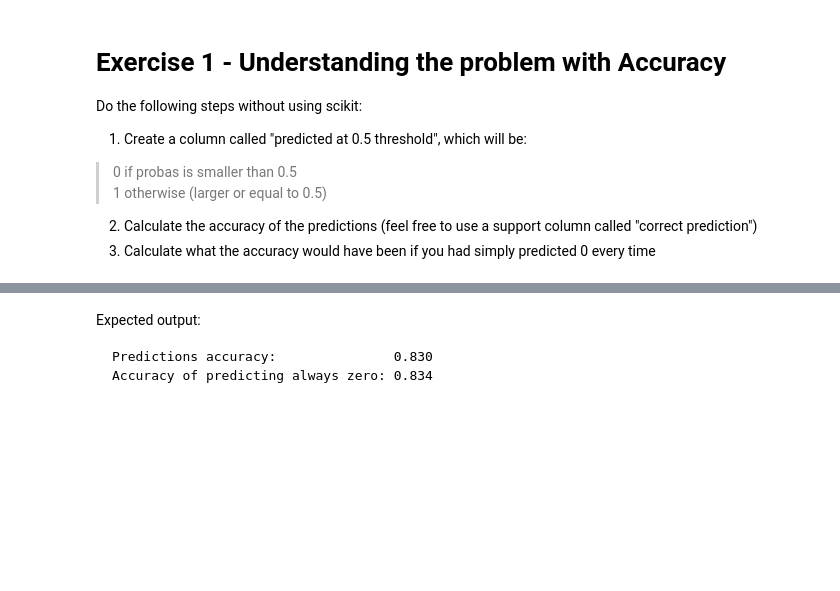
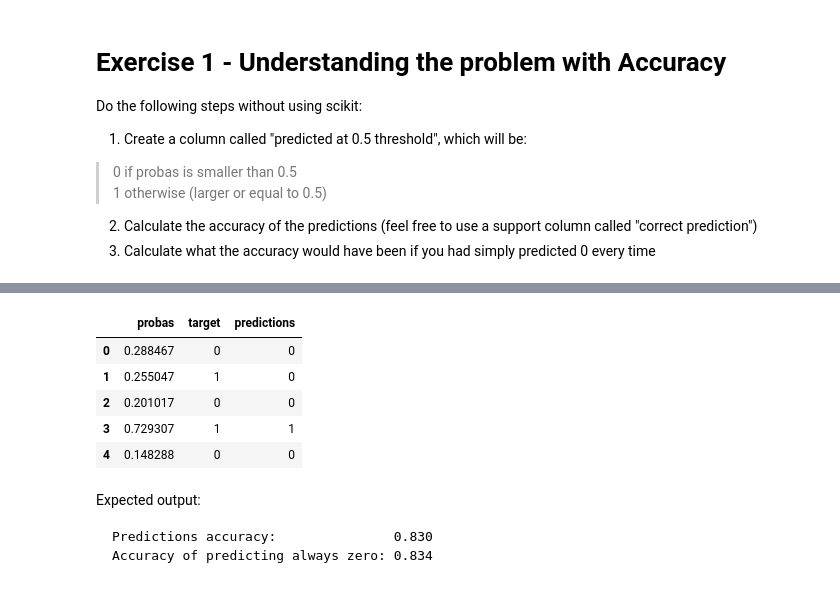
Before and after one commit to valentyna-koshelnyk/Data-Science-Academy, a Jupyter notebook: S01 - Bootcamp and Binary Classification/SLU11 - Metrics for Classification/Exercise notebook.ipynb, the cells around one changed output, grey strips where cells are left out. Saved outputs shown, nothing was run; the diff lists cells and outputs as text; code cells hidden in the pictures; blank space fills up the shorter version.

```diff
--- a/S01 - Bootcamp and Binary Classification/SLU11 - Metrics for Classification/Exercise notebook.ipynb
+++ b/S01 - Bootcamp and Binary Classification/SLU11 - Metrics for Classification/Exercise notebook.ipynb
@@ -77,3 +79,12 @@ AttributeError: 'DataFrame' object has no attribute 'predicted_proba'
+# %%
+df.head()
+# %% [output]
+|  | probas | target | predictions |
+| 0 | 0.288467 | 0 | 0 |
+| 1 | 0.255047 | 1 | 0 |
+| 2 | 0.201017 | 0 | 0 |
+| 3 | 0.729307 | 1 | 1 |
+| 4 | 0.148288 | 0 | 0 |
 # %% [markdown]
 Expected output:
 
```
Also changed, not shown: parts of 14 cells of this notebook, 5 other files.
